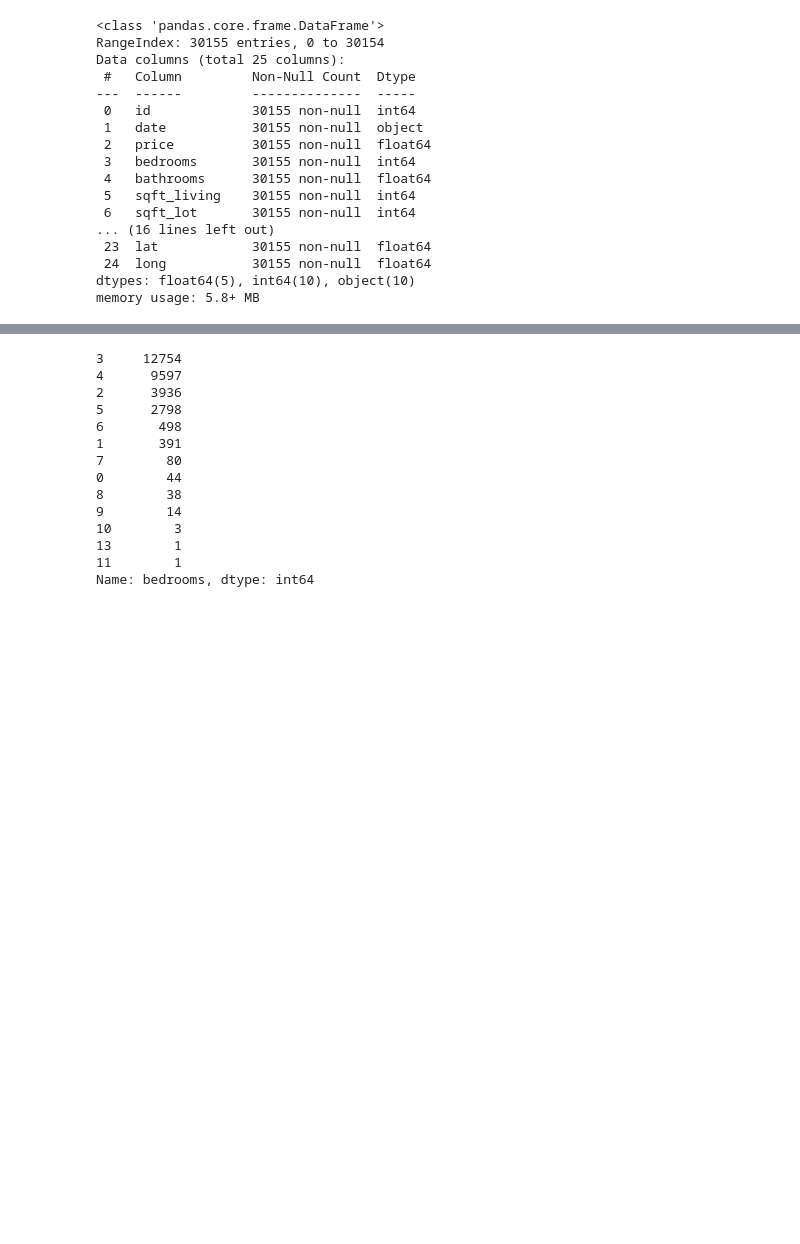
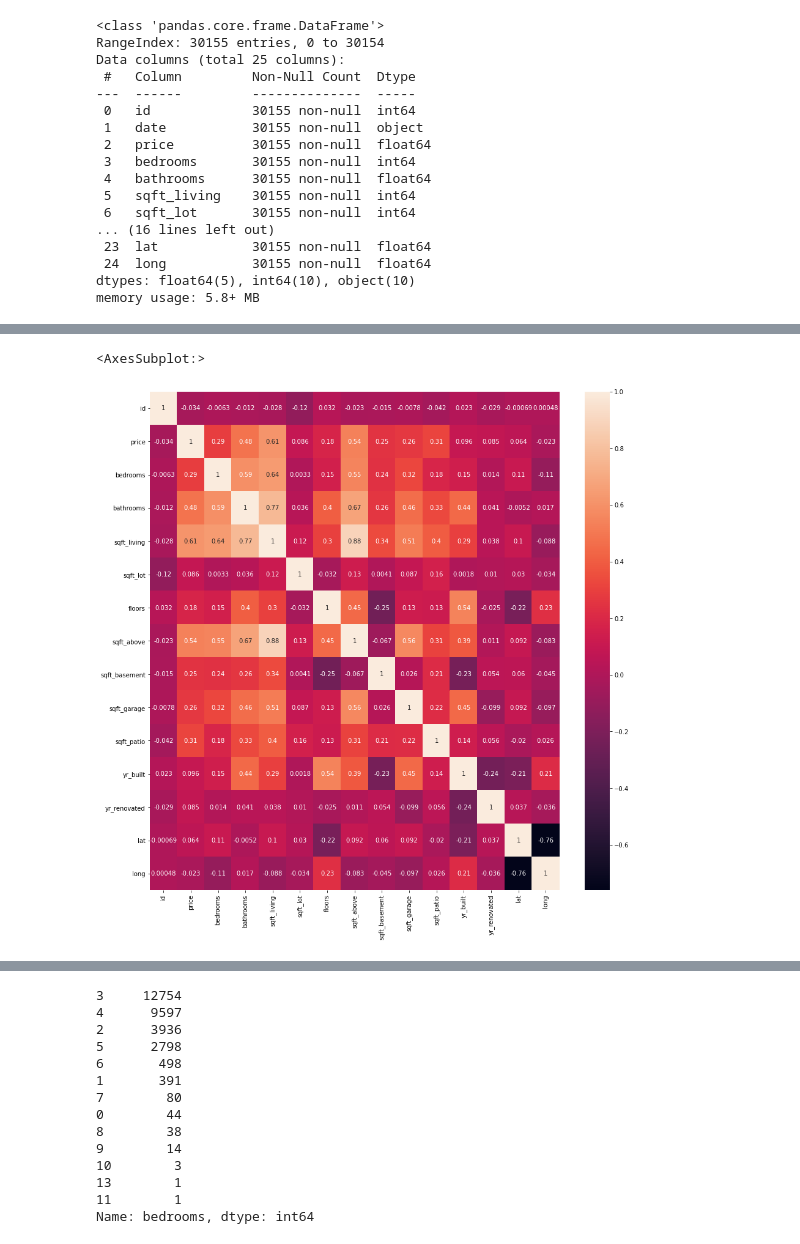
Before and after one commit to josecastillofl/Phase_2_Project, a Jupyter notebook: Untitled.ipynb, the cells around one changed output, grey strips where cells are left out. Cells and saved outputs as stored; diff of their text form; code cells hidden in the pictures; blank space fills up the shorter version.

```diff
--- a/Untitled.ipynb
+++ b/Untitled.ipynb
@@ -8,2 +14,2 @@ import sklearn as sk
 # %%
-df = pd.read_csv('data/kc_house_data.csv')
+data = pd.read_csv('data/kc_house_data.csv')
@@ -57,0 +84,6 @@ df.describe()
+# %%
+plt.figure(figsize=(15,15))
+sns.heatmap(data.corr(), annot = True)
+# %% [output]
+<AxesSubplot:>
+[figure, added]
```
Also changed, not shown: parts of 57 cells of this notebook, 1 other file.
